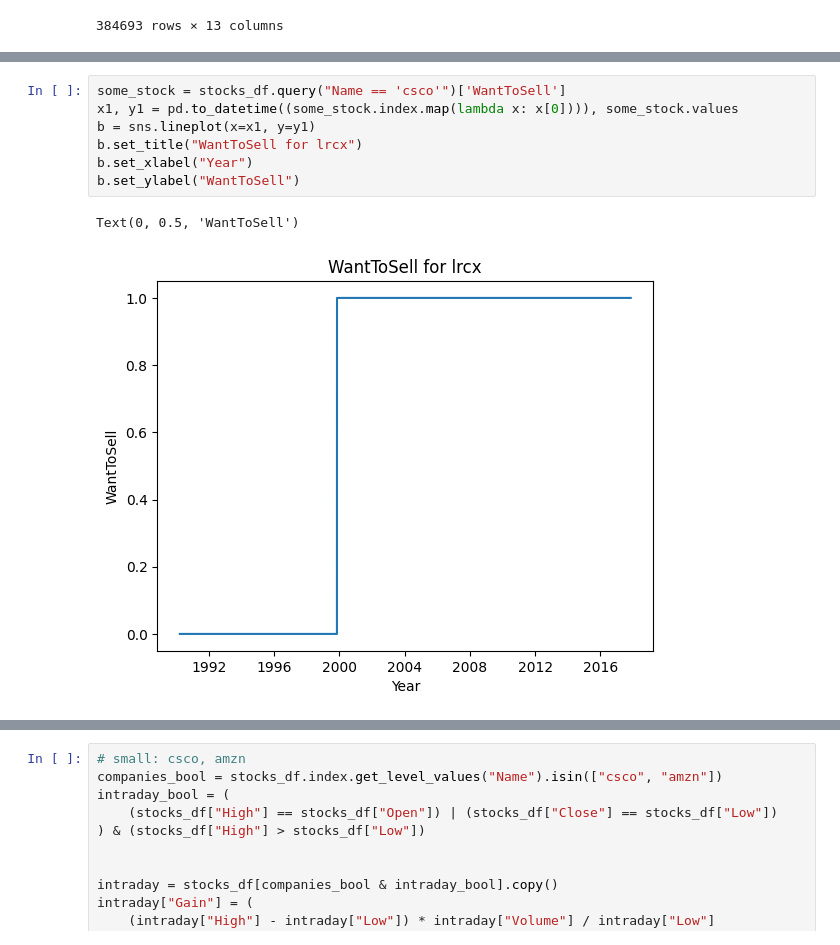
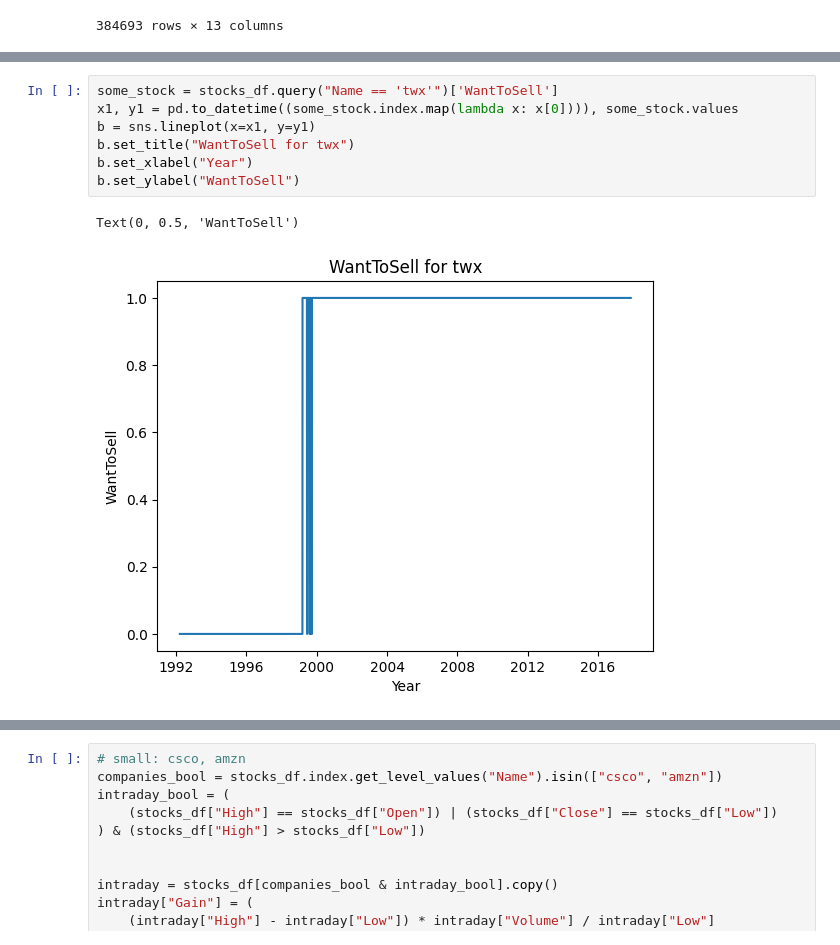
Before and after one commit to marvlach/stocks-project, a Jupyter notebook: src/Stocks.ipynb, the cells around one changed output, grey strips where cells are left out. Drawn from its saved outputs; the diff is of its cells as text.

```diff
--- a/src/Stocks.ipynb
+++ b/src/Stocks.ipynb
@@ -105,10 +139,10 @@ Text(0, 0.5, 'WantToBuy')
 # %%
-some_stock = stocks_df.query("Name == 'csco'")['WantToSell']
+some_stock = stocks_df.query("Name == 'twx'")['WantToSell']
 x1, y1 = pd.to_datetime((some_stock.index.map(lambda x: x[0]))), some_stock.values
 b = sns.lineplot(x=x1, y=y1)
-b.set_title("WantToSell for lrcx")
+b.set_title("WantToSell for twx")
 b.set_xlabel("Year")
 b.set_ylabel("WantToSell")
 # %% [output]
 Text(0, 0.5, 'WantToSell')
-[figure, old version]
+[figure, new version]
```
Also changed, not shown: parts of 22 cells of this notebook, 3 other files.
